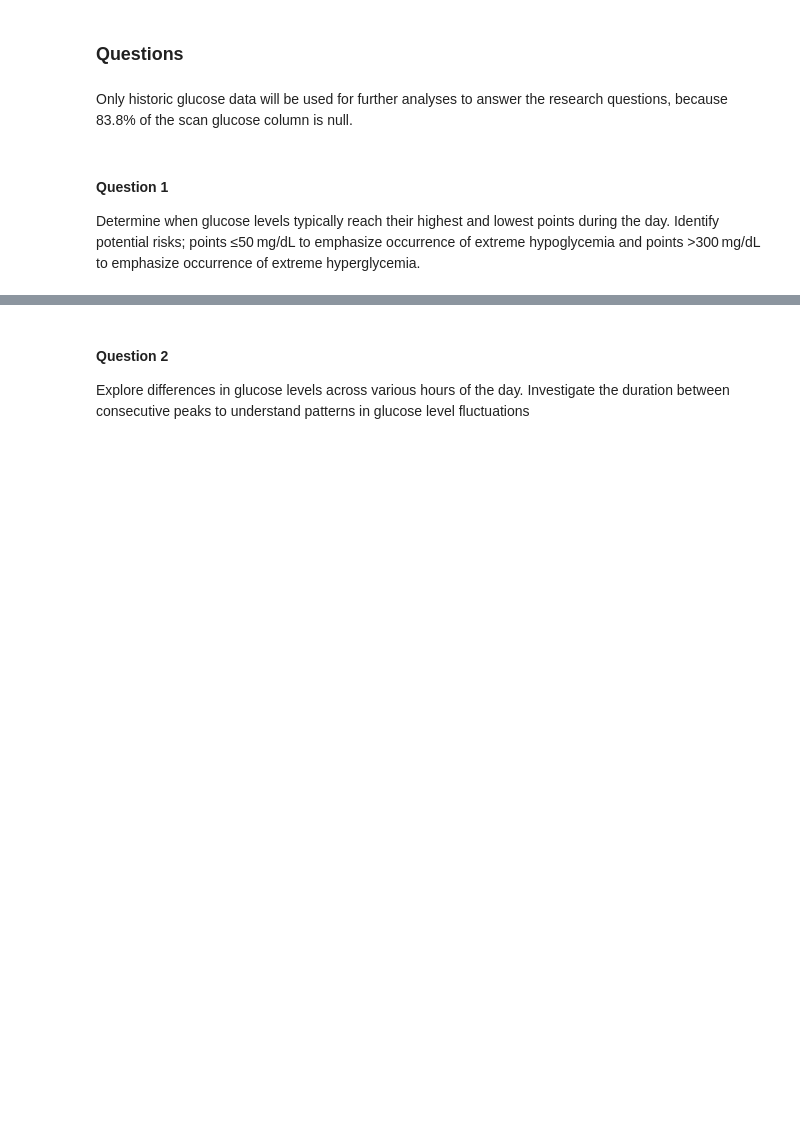
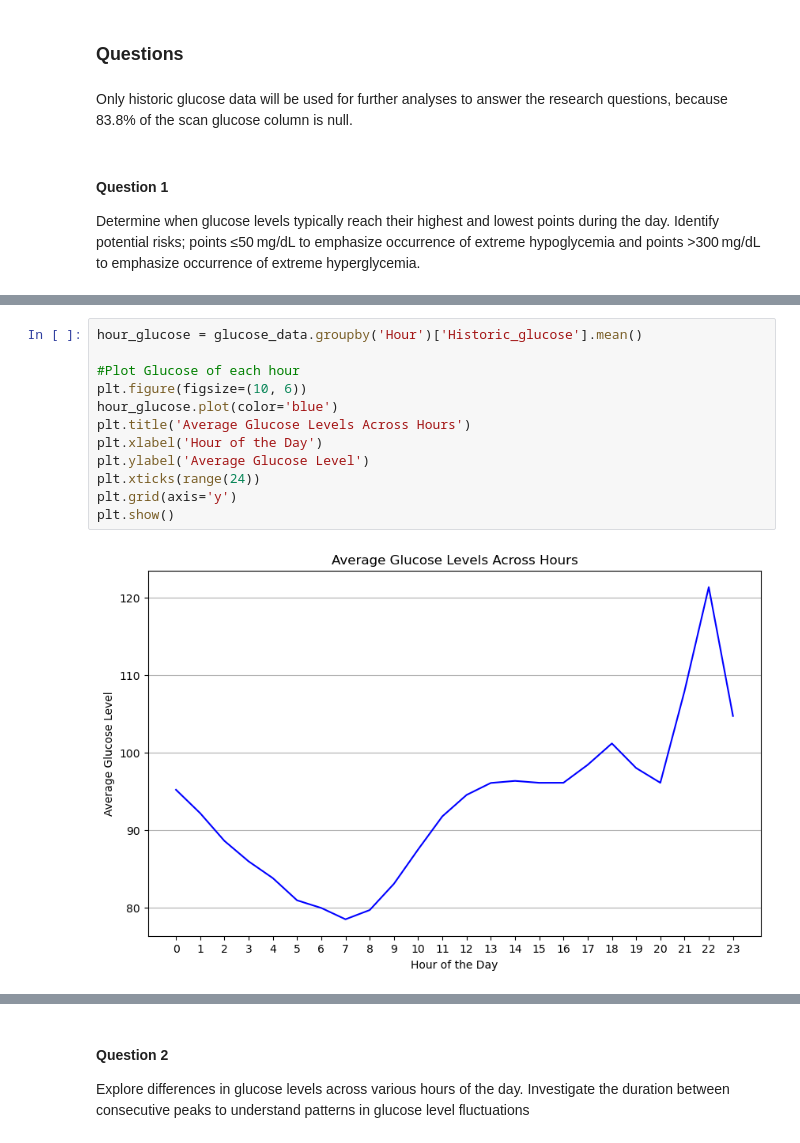
Before and after one commit to askt208/Glucose, a Jupyter notebook: assignment_glucose.ipynb, the cells around one changed output, grey strips where cells are left out. Saved outputs shown, nothing was run; the diff lists cells and outputs as text; blank space fills up the shorter version.

```diff
--- a/assignment_glucose.ipynb
+++ b/assignment_glucose.ipynb
@@ -485,0 +398,14 @@ The glucose level reached the highest level at 00:00, and reached lowest level b
+# %%
+hour_glucose = glucose_data.groupby('Hour')['Historic_glucose'].mean()
+
+#Plot Glucose of each hour
+plt.figure(figsize=(10, 6))
+hour_glucose.plot(color='blue')
+plt.title('Average Glucose Levels Across Hours')
+plt.xlabel('Hour of the Day')
+plt.ylabel('Average Glucose Level')
+plt.xticks(range(24))
+plt.grid(axis='y')
+plt.show()
+# %% [output]
+[figure, added]
```
Also changed, not shown: parts of 37 cells of this notebook.
